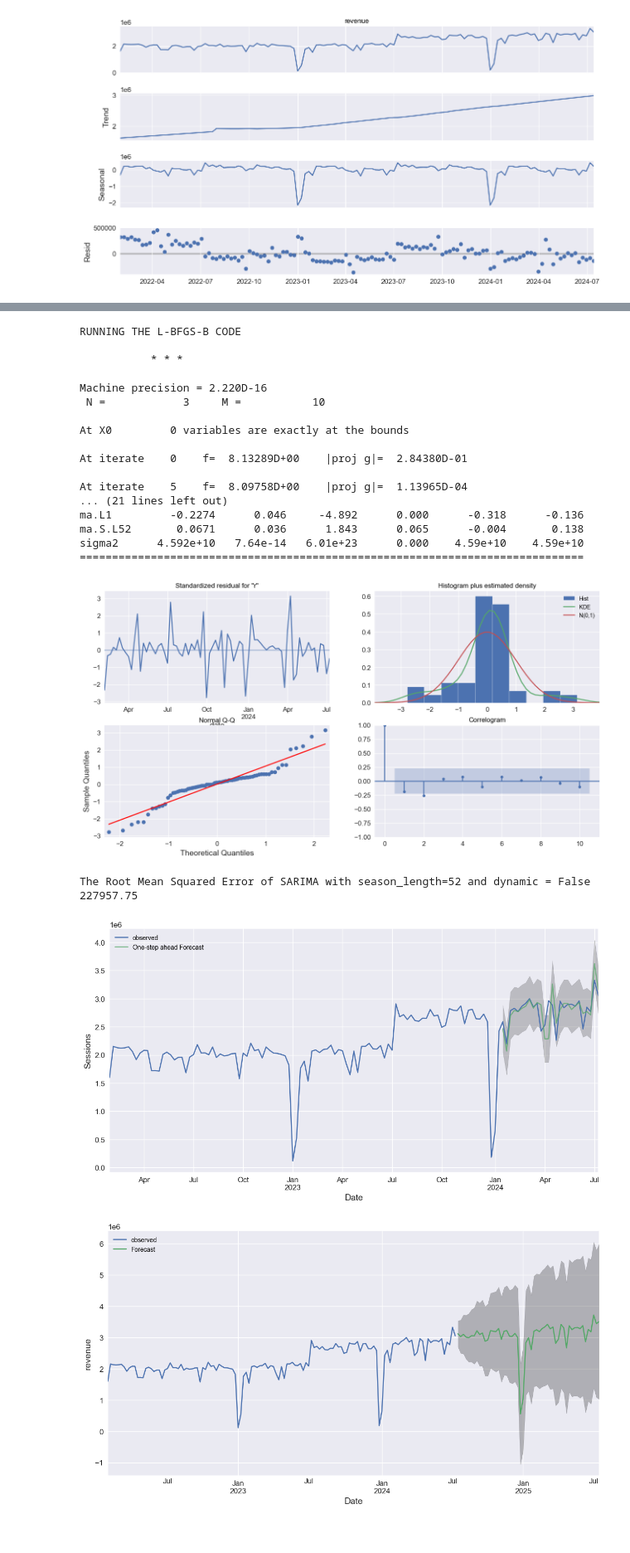
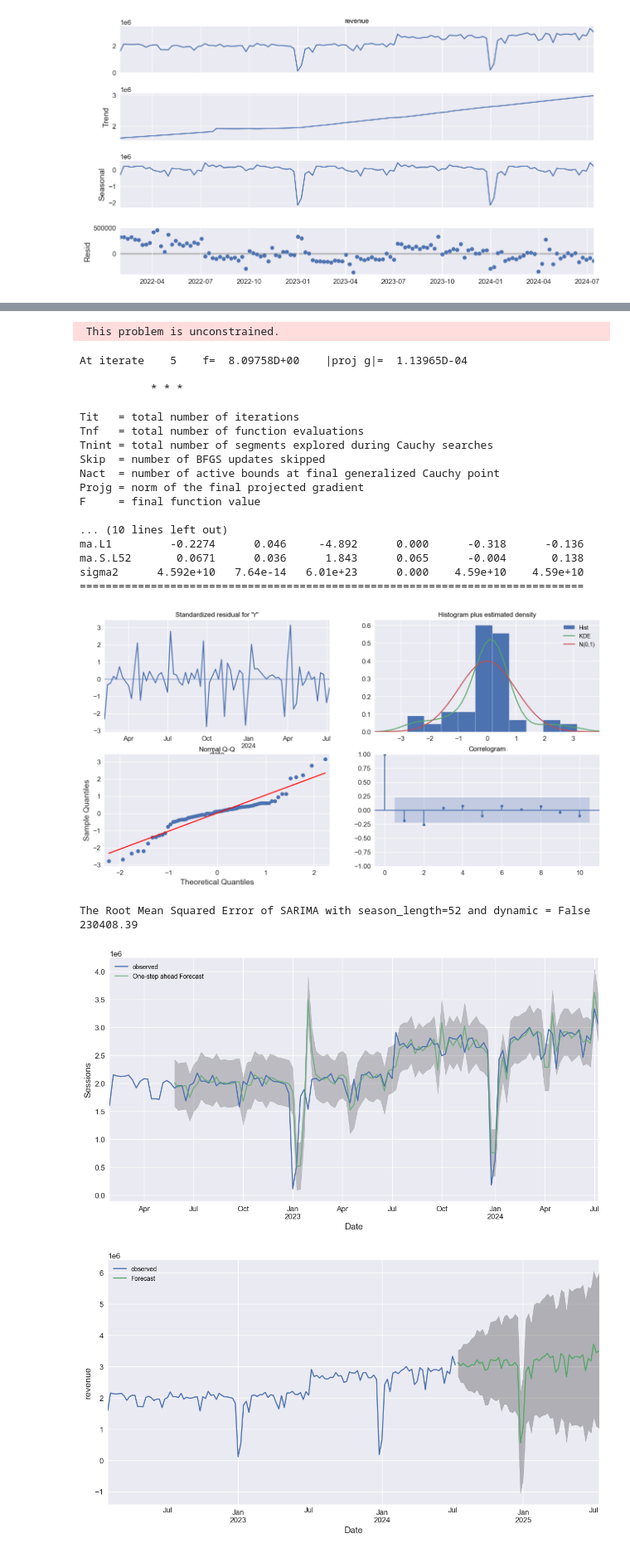
Before and after one commit to lomaky/sarimax, a Jupyter notebook: ITKRevenue.ipynb, the cells around one changed output, grey strips where cells are left out. Shown at 83% size. Drawn from its saved outputs; the diff is of its cells as text; code cells hidden in the pictures.

Commit message:
sarimax only

```diff
--- a/ITKRevenue.ipynb
+++ b/ITKRevenue.ipynb
@@ -272,3 +64,5 @@ The Root Mean Squared Error of additive damped trend, additive seasonal of perio
+# %%
+y_to_val = y['2023-05-28':] # last X months for test
 # %%
 # SARIMA
 # Suitable for time series data with trend and/or seasonal components
@@ -476,5 +157,5 @@ def sarima_eva(y,order,seasonal_order,seasonal_period,pred_date,y_to_test):
 
     return (results)
 # %%
-model = sarima_eva(y,(0, 1, 1),(0, 1, 1, 52),52,'2024-01-21',y_to_val)
+model = sarima_eva(y,(0, 1, 1),(0, 1, 1, 52),52,'2022-05-29',y_to_val)
 # %% [output]
@@ -482,23 +172,24 @@ model = sarima_eva(y,(0, 1, 1),(0, 1, 1, 52),52,'2024-01-21',y_to_val)
-RUNNING THE L-BFGS-B CODE
-
-           * * *
-
-Machine precision = 2.220D-16
- N =            3     M =           10
-
-At X0         0 variables are exactly at the bounds
-
-At iterate    0    f=  8.13289D+00    |proj g|=  2.84380D-01
-
-At iterate    5    f=  8.09758D+00    |proj g|=  1.13965D-04
-... (21 lines left out)
-ma.L1         -0.2274      0.046     -4.892      0.000      -0.318      -0.136
-ma.S.L52       0.0671      0.036      1.843      0.065      -0.004       0.138
-sigma2      4.592e+10   7.64e-14   6.01e+23      0.000    4.59e+10    4.59e+10
-==============================================================================
+ This problem is unconstrained.
+At iterate    5    f=  8.09758D+00    |proj g|=  1.13965D-04
+
+           * * *
+
+Tit   = total number of iterations
+Tnf   = total number of function evaluations
+Tnint = total number of segments explored during Cauchy searches
+Skip  = number of BFGS updates skipped
+Nact  = number of active bounds at final generalized Cauchy point
+Projg = norm of the final projected gradient
+F     = final function value
+
+... (10 lines left out)
+ma.L1         -0.2274      0.046     -4.892      0.000      -0.318      -0.136
+ma.S.L52       0.0671      0.036      1.843      0.065      -0.004       0.138
+sigma2      4.592e+10   7.64e-14   6.01e+23      0.000    4.59e+10    4.59e+10
+==============================================================================
 [figure]
-The Root Mean Squared Error of SARIMA with season_length=52 and dynamic = False 227957.75
+The Root Mean Squared Error of SARIMA with season_length=52 and dynamic = False 230408.39
-[figure, old version]
+[figure, new version]
 # %%
 def forecast(model,predict_steps,y):
 
```
Also changed, not shown: parts of 18 cells of this notebook.
